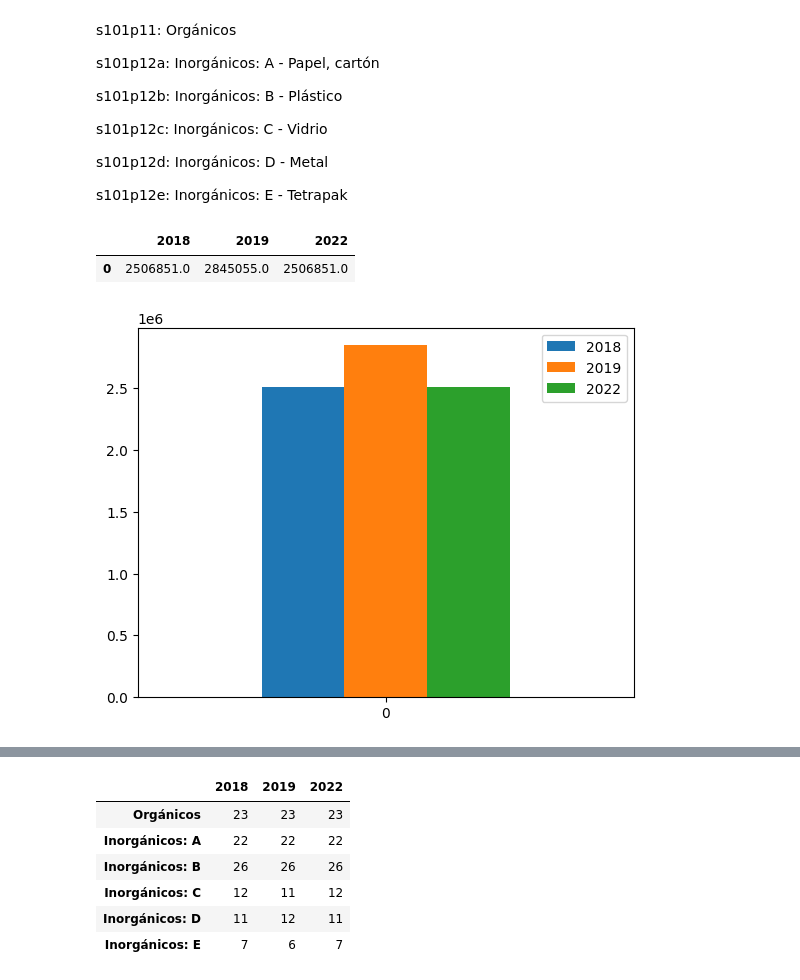
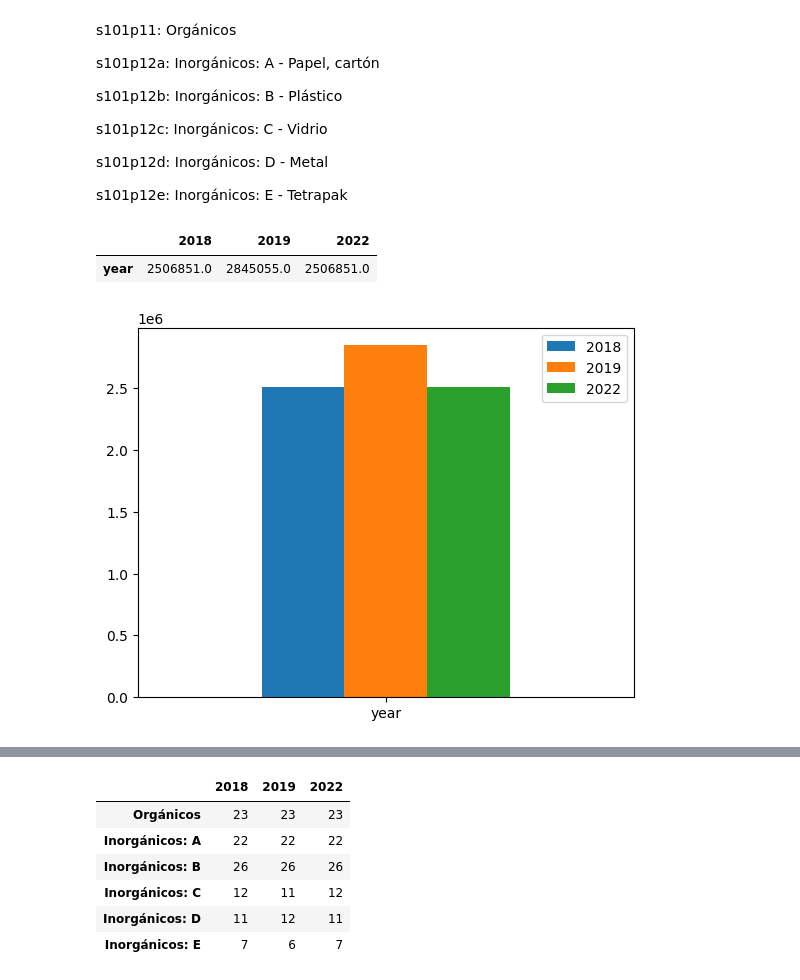
Before and after one commit to pedroaal/ambiental, a Jupyter notebook: main.ipynb, the cells around one changed output, grey strips where cells are left out. Cells and saved outputs as stored; diff of their text form; code cells hidden in the pictures.

```diff
--- a/main.ipynb
+++ b/main.ipynb
@@ -239,7 +239,7 @@ for year in years:
   tmp = []
   sum = 0
   for col in envs_cols:
-    db1 = db.loc[db[col] == '1']
+    db1 = db[db[col] == '1']
     val = db1['fexp4'].sum().round(0)
     tmp.append(val)
     sum += val
@@ -250,7 +250,7 @@ for year in years:
 for year in res:
   res[year] = list(map(lambda a: round(a/res_per[year]*100), res[year]))
 
-res = pd.DataFrame(res, index=['Contaminacion visual', 'Agua contaminada', 'Contaminacion auditiva', 'Basura acumulada', 'Contaminacion del aire', 'Animales callejeros'])
+res = pd.DataFrame(res, index=['Visual\npollution', 'Contaminated\nwater', 'Hearing\npollution', 'Accumulated\ngarbage', 'Air\npollution', 'Stray\nanimals'])
 ax = res.plot.bar(rot=0)
 res
 # %% [output]
@@ -283,22 +283,22 @@ envs_cols = ['s101p11', 's101p12a', 's101p12b', 's101p12c', 's101p12d', 's101p12
 # %%
 res = {
   2018: [],
   2019: [],
   2022: []
 }
 
 for year in years:
   db = dbs[year]
   db = db.loc[(db['s101p11'] == '1') | (db['s101p12a'] == '1') | (db['s101p12b'] == '1') | (db['s101p12c'] == '1') | (db['s101p12d'] == '1') | (db['s101p12e'] == '1')]
   res[year] = [db['fexp4'].sum().round(0)]
 
-res = pd.DataFrame(res)
+res = pd.DataFrame(res, index=['year'])
 ax = res.plot.bar(rot=0)
 res
 # %% [output]
 |  | 2018 | 2019 | 2022 |
-| 0 | 2506851.0 | 2845055.0 | 2506851.0 |
+| year | 2506851.0 | 2845055.0 | 2506851.0 |
-[figure, old version]
+[figure, new version]
 # %%
 res = {
   2018: [],
```
Also changed, not shown: parts of 14 cells of this notebook.
